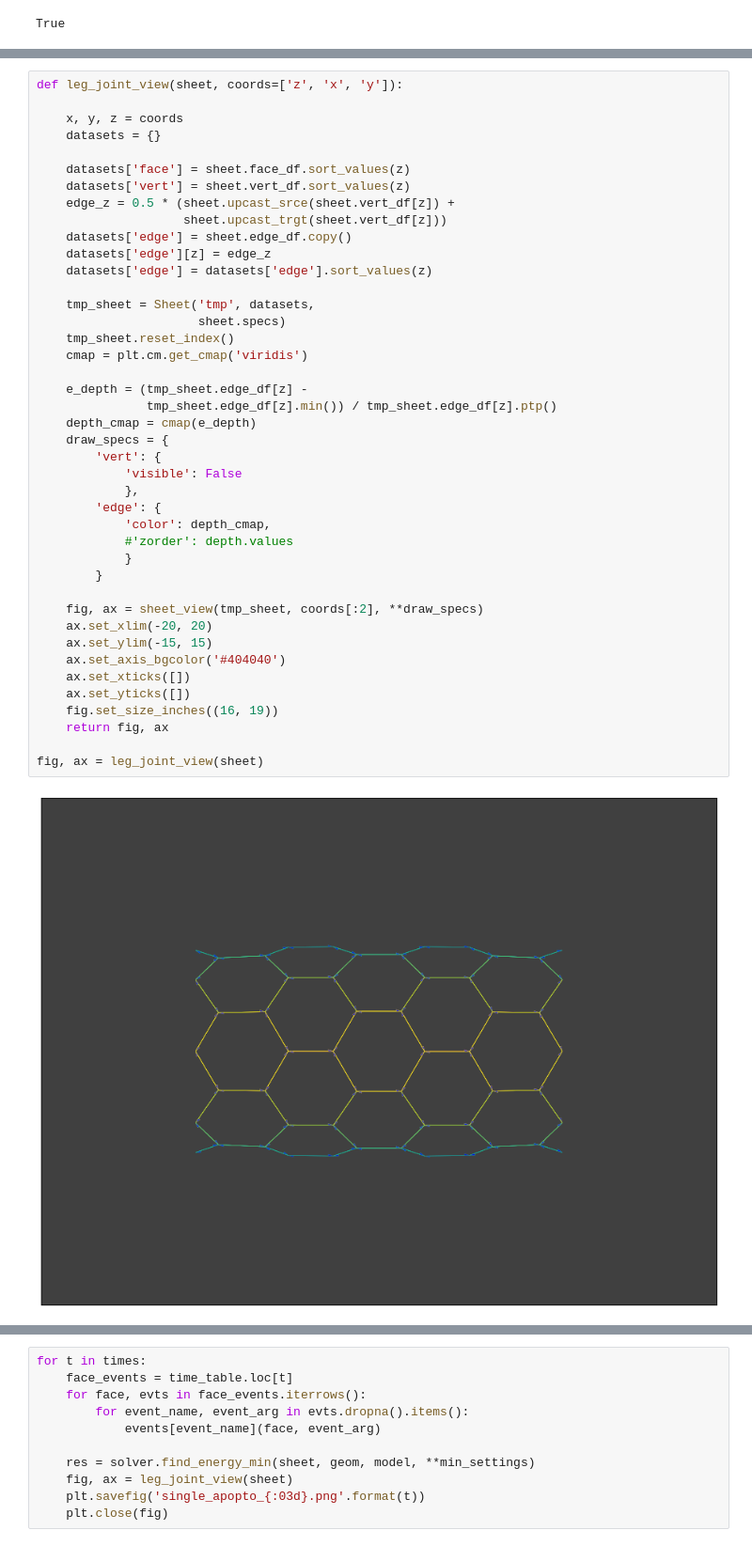
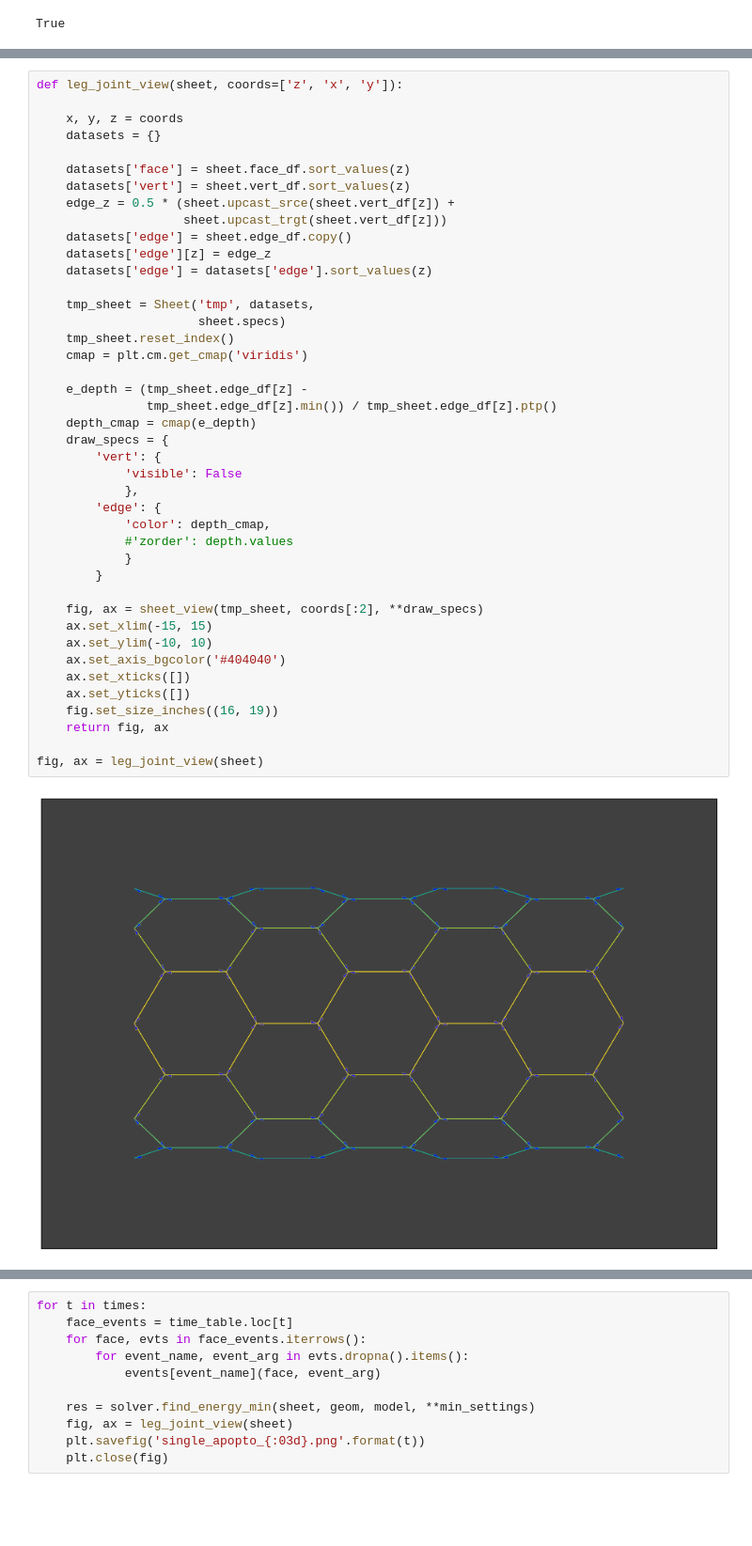
Before and after one commit to DamCB/tyssue, a Jupyter notebook: doc/notebooks/Apoptosis.ipynb, the cells around one changed output, grey strips where cells are left out. Shown at 94% size. Saved outputs shown, nothing was run; the diff lists cells and outputs as text; blank space fills up the shorter version.

```diff
--- a/doc/notebooks/Apoptosis.ipynb
+++ b/doc/notebooks/Apoptosis.ipynb
@@ -88,33 +85,33 @@ def leg_joint_view(sheet, coords=['z', 'x', 'y']):
     datasets['edge'][z] = edge_z
     datasets['edge'] = datasets['edge'].sort_values(z)
 
     tmp_sheet = Sheet('tmp', datasets,
                       sheet.specs)
     tmp_sheet.reset_index()
     cmap = plt.cm.get_cmap('viridis')
 
     e_depth = (tmp_sheet.edge_df[z] -
                tmp_sheet.edge_df[z].min()) / tmp_sheet.edge_df[z].ptp()
     depth_cmap = cmap(e_depth)
     draw_specs = {
         'vert': {
             'visible': False
             },
         'edge': {
             'color': depth_cmap,
             #'zorder': depth.values
             }
         }
 
     fig, ax = sheet_view(tmp_sheet, coords[:2], **draw_specs)
-    ax.set_xlim(-20, 20)
-    ax.set_ylim(-15, 15)
+    ax.set_xlim(-15, 15)
+    ax.set_ylim(-10, 10)
     ax.set_axis_bgcolor('#404040')
     ax.set_xticks([])
     ax.set_yticks([])
     fig.set_size_inches((16, 19))
     return fig, ax
 
 fig, ax = leg_joint_view(sheet)
 # %% [output]
-[figure, old version]
+[figure, new version]
```
Also changed, not shown: parts of 20 cells of this notebook, 12 other files.
